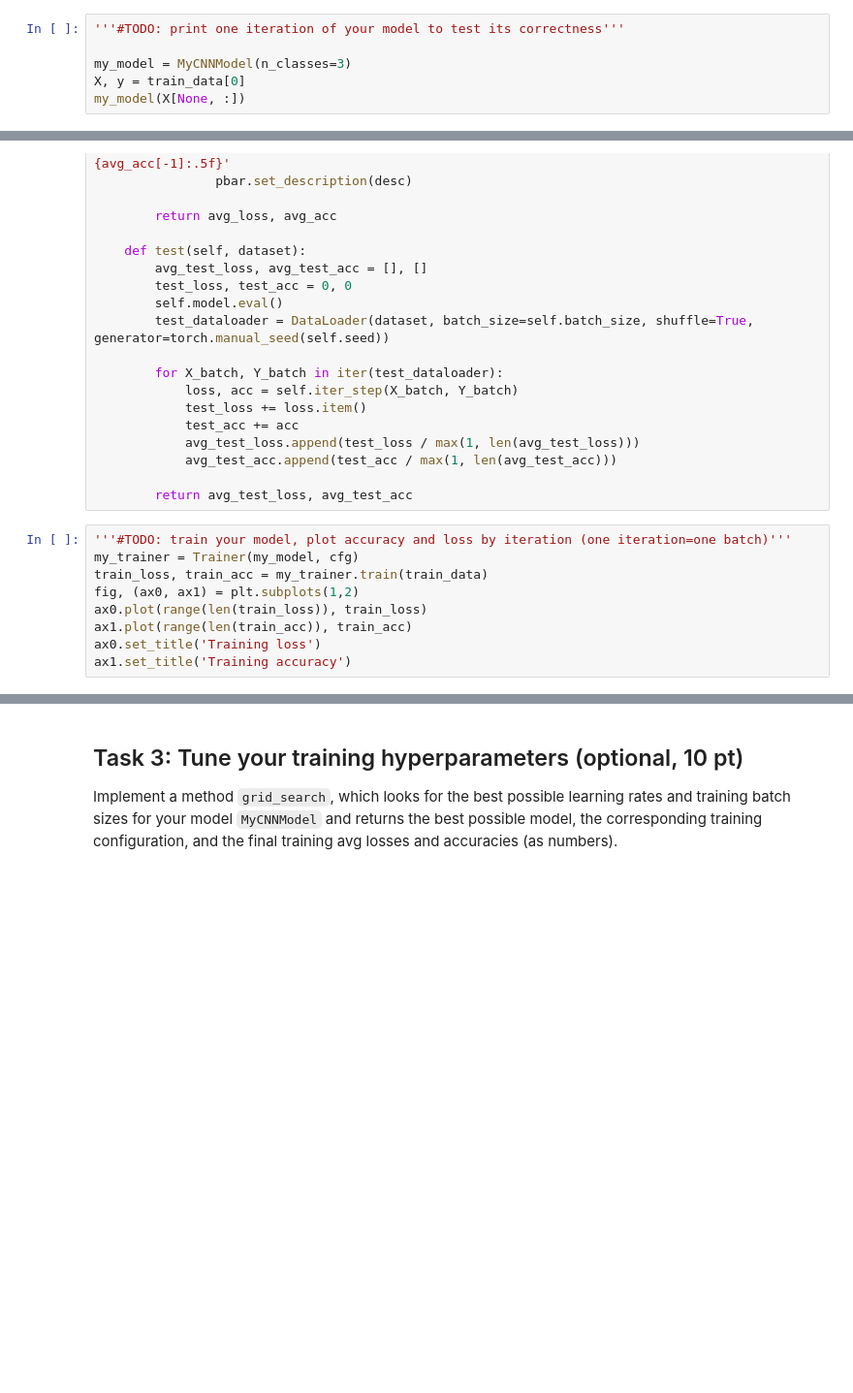
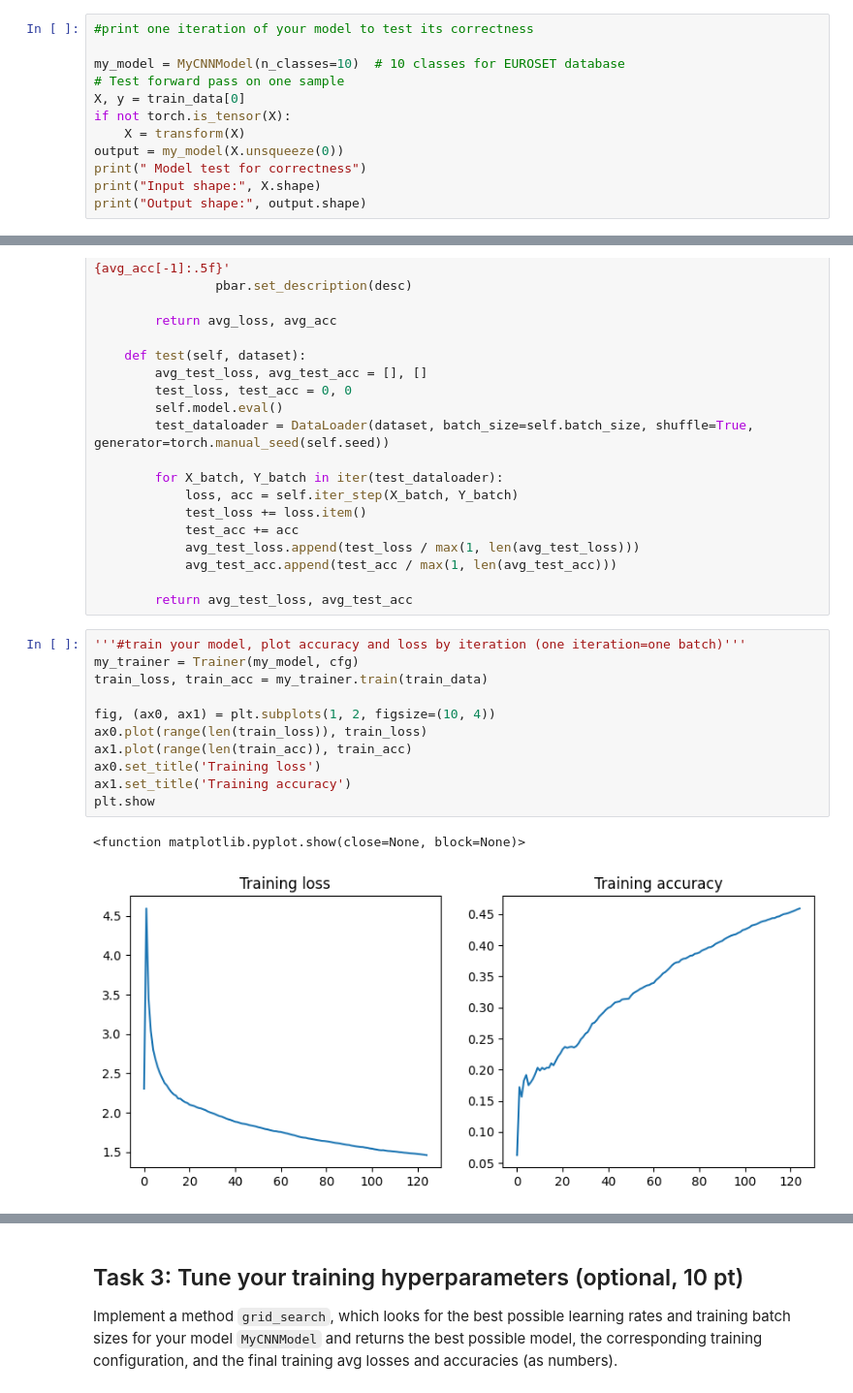
Before and after one commit to hertie-data-science-lab/assignment-2-ps-2-g, a Jupyter notebook: main.ipynb, the cells around one changed output, grey strips where cells are left out. Shown at 97% size. Drawn from its saved outputs; the diff is of its cells as text; blank space fills up the shorter version.

```diff
--- a/main.ipynb
+++ b/main.ipynb
@@ -243,7 +299,13 @@ class MyCNNModel(nn.Sequential):
 # %%
-'''#TODO: print one iteration of your model to test its correctness'''
+#print one iteration of your model to test its correctness
 
-my_model = MyCNNModel(n_classes=3)
+my_model = MyCNNModel(n_classes=10)  # 10 classes for EUROSET database
+# Test forward pass on one sample
 X, y = train_data[0]
-my_model(X[None, :])
+if not torch.is_tensor(X):
+    X = transform(X)
+output = my_model(X.unsqueeze(0))
+print(" Model test for correctness")
+print("Input shape:", X.shape)
+print("Output shape:", output.shape)
 # %% [output]
@@ -329,12 +393,17 @@ class Trainer:
 
         return avg_test_loss, avg_test_acc
 # %%
-'''#TODO: train your model, plot accuracy and loss by iteration (one iteration=one batch)'''
+'''#train your model, plot accuracy and loss by iteration (one iteration=one batch)'''
 my_trainer = Trainer(my_model, cfg)
 train_loss, train_acc = my_trainer.train(train_data)
-fig, (ax0, ax1) = plt.subplots(1,2)
+
+fig, (ax0, ax1) = plt.subplots(1, 2, figsize=(10, 4))
 ax0.plot(range(len(train_loss)), train_loss)
 ax1.plot(range(len(train_acc)), train_acc)
 ax0.set_title('Training loss')
 ax1.set_title('Training accuracy')
+plt.show
+# %% [output]
+<function matplotlib.pyplot.show(close=None, block=None)>
+[figure, added]
 # %%
```
Also changed, not shown: parts of 6 cells of this notebook.
